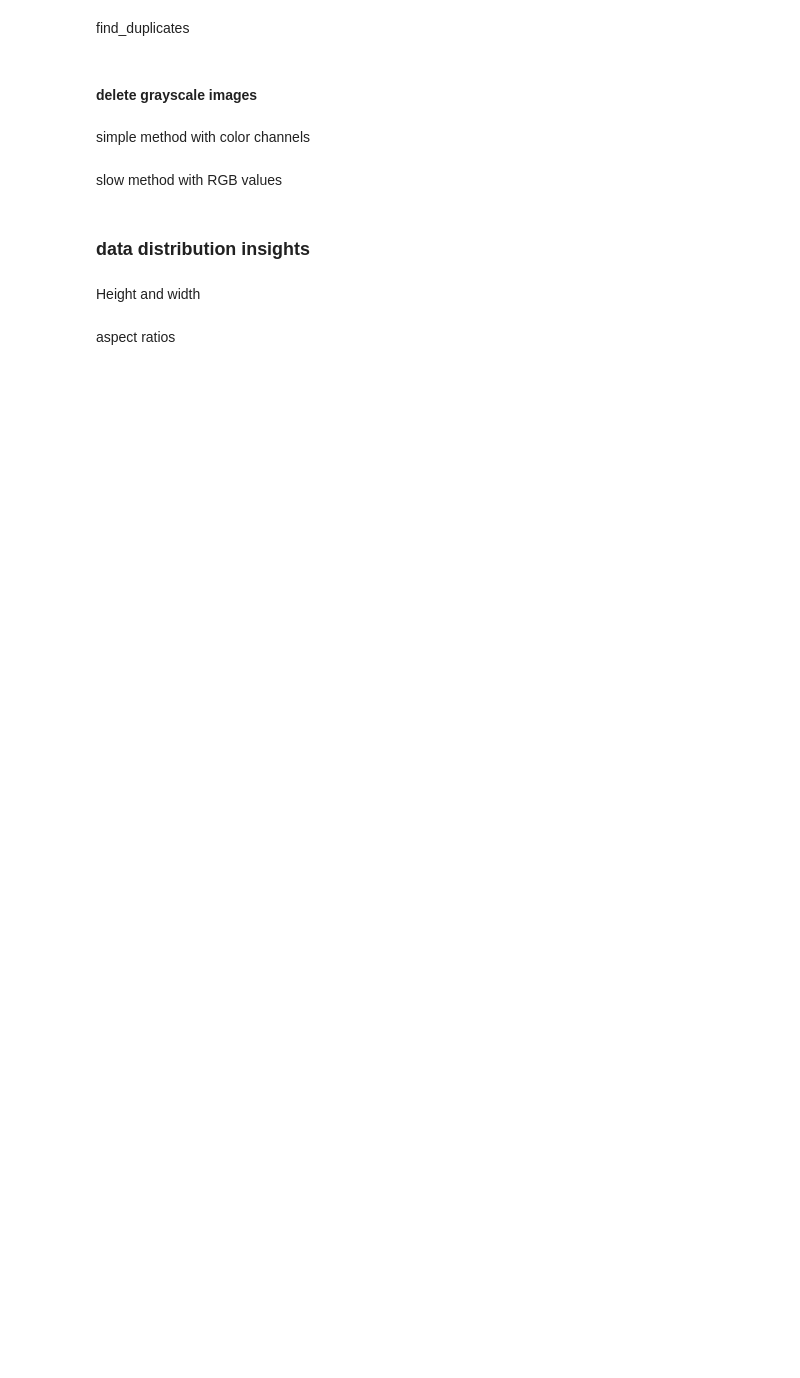
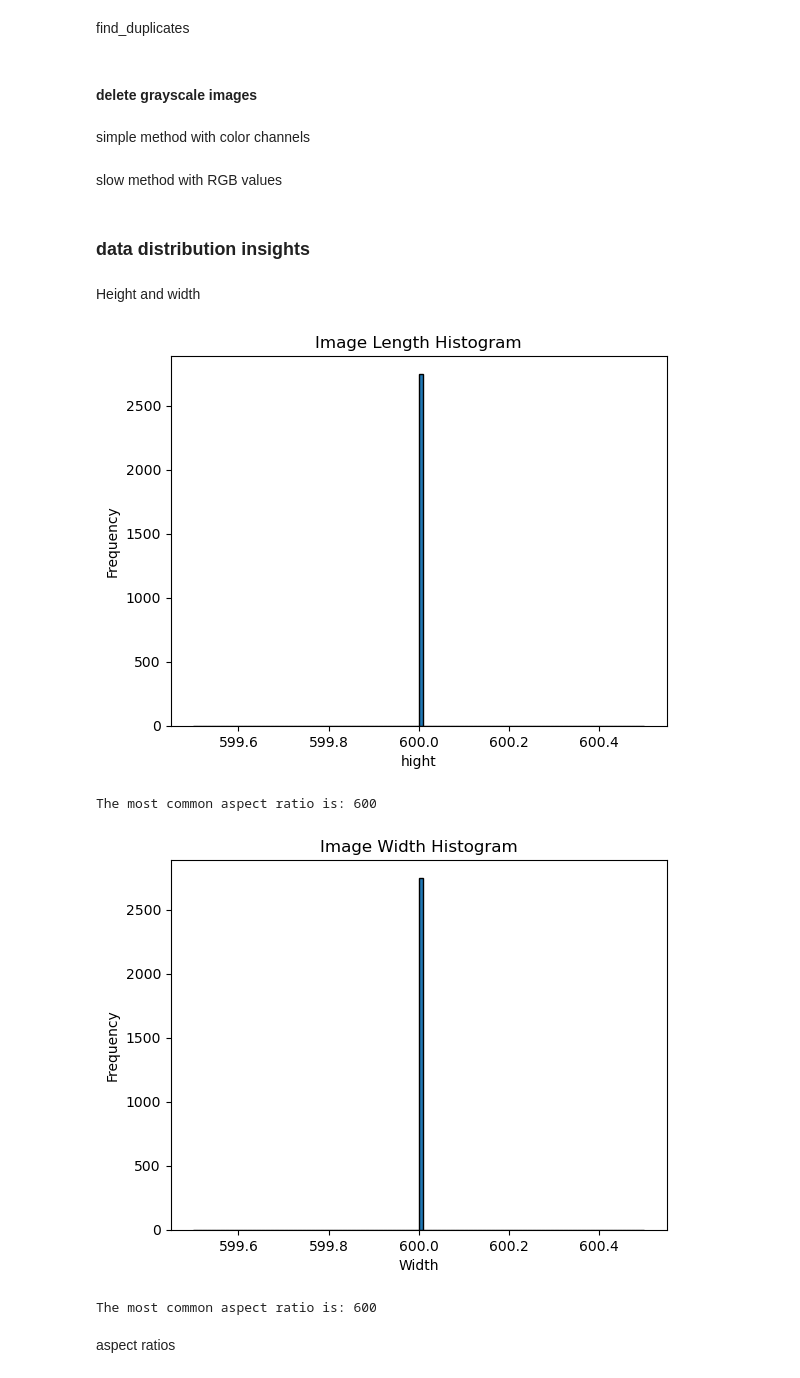
Before and after one commit to LukasBDHBW/Image-Upscaling, a Jupyter notebook: Notebooks(universal_use)/Data.ipynb, the cells around one changed output. Saved outputs shown, nothing was run; the diff lists cells and outputs as text; code cells hidden in the pictures; blank space fills up the shorter version.

```diff
--- a/Notebooks(universal_use)/Data.ipynb
+++ b/Notebooks(universal_use)/Data.ipynb
@@ -43,7 +43,7 @@ simple method with color channels
 # %%
 
 for filename in os.listdir(start_dir):
-    if filename.endswith('.jpg') or filename.endswith('.png'):
+    if filename.endswith('.jpg') or filename.endswith('.png') or filename.endswith(".jpeg"):
         img_path = os.path.join(start_dir, filename)
         img = Image.open(img_path)
         if len(img.getbands()) == 1:  # if the image is grayscale, it will have only one color channel
@@ -65,7 +65,7 @@ def is_greyscale(img_path):
 
 # Iterate over all files in the directory
 for filename in os.listdir(start_dir):
-    if filename.endswith(".jpg") or filename.endswith(".png"):
+    if filename.endswith(".jpg") or filename.endswith(".png") or filename.endswith(".jpeg"):
         image_path = os.path.join(start_dir, filename)
         if is_greyscale(image_path):
             print("The picture", filename, "is black and white.")
@@ -77,29 +77,34 @@ Height and width
 # %%
 folder_path=start_dir
 def get_image_dimensions(folder_path):
     image_dimensions = []
     for filename in os.listdir(folder_path):
-        if filename.endswith(".jpg") or filename.endswith(".png"):
+        if filename.endswith(".jpg") or filename.endswith(".png") or filename.endswith(".jpeg"):
             filepath = os.path.join(folder_path, filename)
             with Image.open(filepath) as img:
                 width, height = img.size
                 image_dimensions.append((width, height))
     return image_dimensions
 
 def create_histogram(data, title, xlabel, ylabel, direction):
     values = [item[direction] for item in data]  # direction 0= witht and 1= hight
     plt.hist(values, bins=100, edgecolor='black')
     plt.title(title)
     plt.xlabel(xlabel)
     plt.ylabel(ylabel)
     plt.show()
     most_common_ratio = statistics.mode(values)
     print(f"The most common aspect ratio is: {most_common_ratio}")
 
 image_dimensions = get_image_dimensions(folder_path)
 
 create_histogram(image_dimensions, "Image Length Histogram", "hight", "Frequency",1)
 create_histogram(image_dimensions, "Image Width Histogram", "Width", "Frequency",0)
+# %% [output]
+[figure, added]
+The most common aspect ratio is: 600
+[figure, added]
+The most common aspect ratio is: 600
 # %% [markdown]
 aspect ratios
 # %%
```
Also changed, not shown: parts of 5 cells of this notebook.
